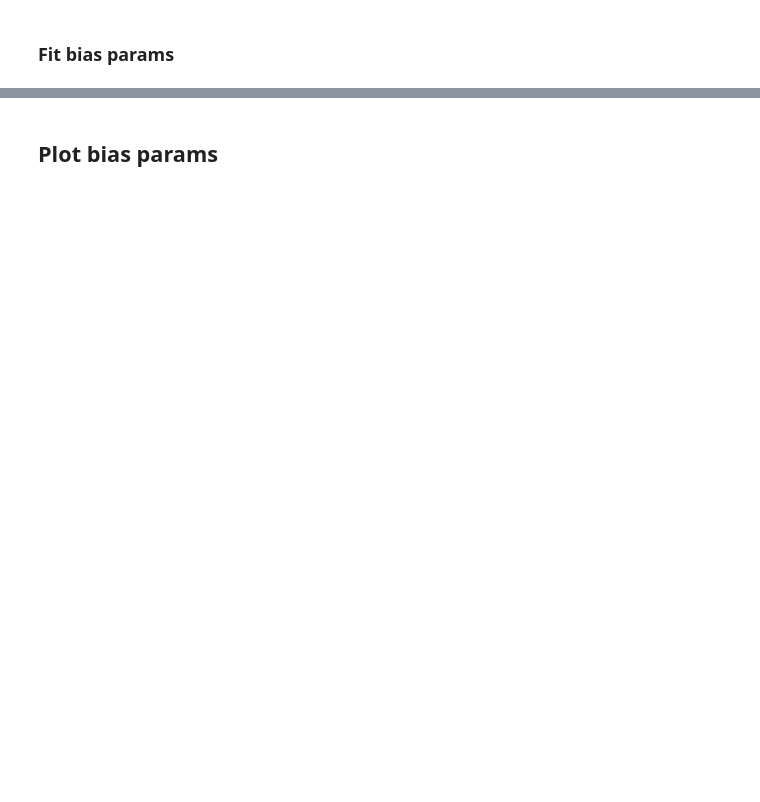
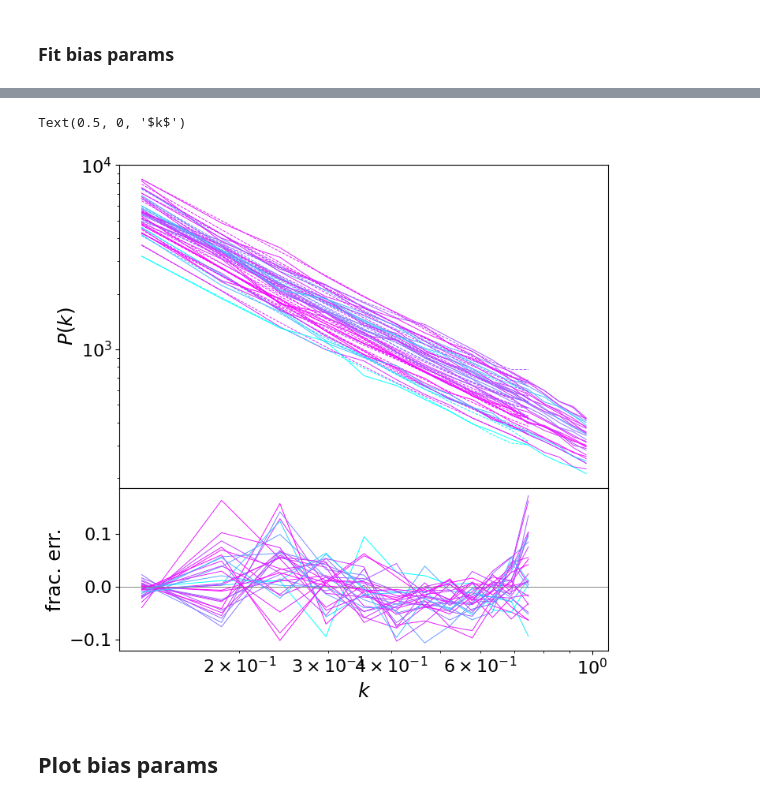
Before and after one commit to kstoreyf/biasexp-target-observable, a Jupyter notebook: notebooks/2023-12-24_camels-sam_biasexp_fit.ipynb, the cells around one changed output, grey strips where cells are left out. Drawn from its saved outputs; the diff is of its cells as text; code cells hidden in the pictures; blank space fills up the shorter version.

```diff
--- a/notebooks/2023-12-24_camels-sam_biasexp_fit.ipynb
+++ b/notebooks/2023-12-24_camels-sam_biasexp_fit.ipynb
@@ -316,7 +533,7 @@ bias_bounds = {'b1': [-0.25, 1.75],
               }
 bounds = [bias_bounds[bname] for bname in bias_param_names]
 # %%
-n_fit = 10
+n_fit = n_sams
 # %%
 bias_params_0 = [0.5, 0.5, 1.0, -1.0]
 res_arr = []
@@ -330,14 +567,24 @@ print(np.sum([res['success'] for res in res_arr]))
 # %%
+nrows, ncols = 2, 1
+fig, axarr = plt.subplots(nrows, ncols, figsize=(8,8), sharex=True, height_ratios=[2,1])
+plt.subplots_adjust(hspace=0)
+
 for i in range(n_fit):
-    plt.plot(pks[i]['k'], pks[i]['pk'], lw=0.7, color=colors[i])
+    axarr[0].plot(pks[i]['k'], pks[i]['pk'], lw=0.7, color=colors[i])
     _, pk_emu, _ = emulator.get_galaxy_real_pk(bias=res_arr[i]['x'], k=k_sam, **params)
-    plt.plot(k_sam, pk_emu, lw=0.7, ls='--', color=colors[i])
+    axarr[0].plot(k_sam, pk_emu, lw=0.7, ls='--', color=colors[i])
+    axarr[0].set_ylabel(r'$P(k)$')
 
+    axarr[1].plot(k_sam, (pk_emu-pks[i]['pk'][i_bins])/pks[i]['pk'][i_bins], lw=0.7, color=colors[i])
+    axarr[1].set_ylabel('frac. err.')
+    axarr[1].axhline(0, color='grey', lw=0.5)
 
 plt.xscale('log')
-plt.yscale('log')
+axarr[0].set_yscale('log')
 plt.xlabel(r'$k$')
-plt.ylabel(r'$P(k)$')
+# %% [output]
+Text(0.5, 0, '$k$')
+[figure, added]
 # %% [markdown]
 ## Plot bias params
 # %%
```
Also changed, not shown: parts of 10 cells of this notebook, 2 other files.
